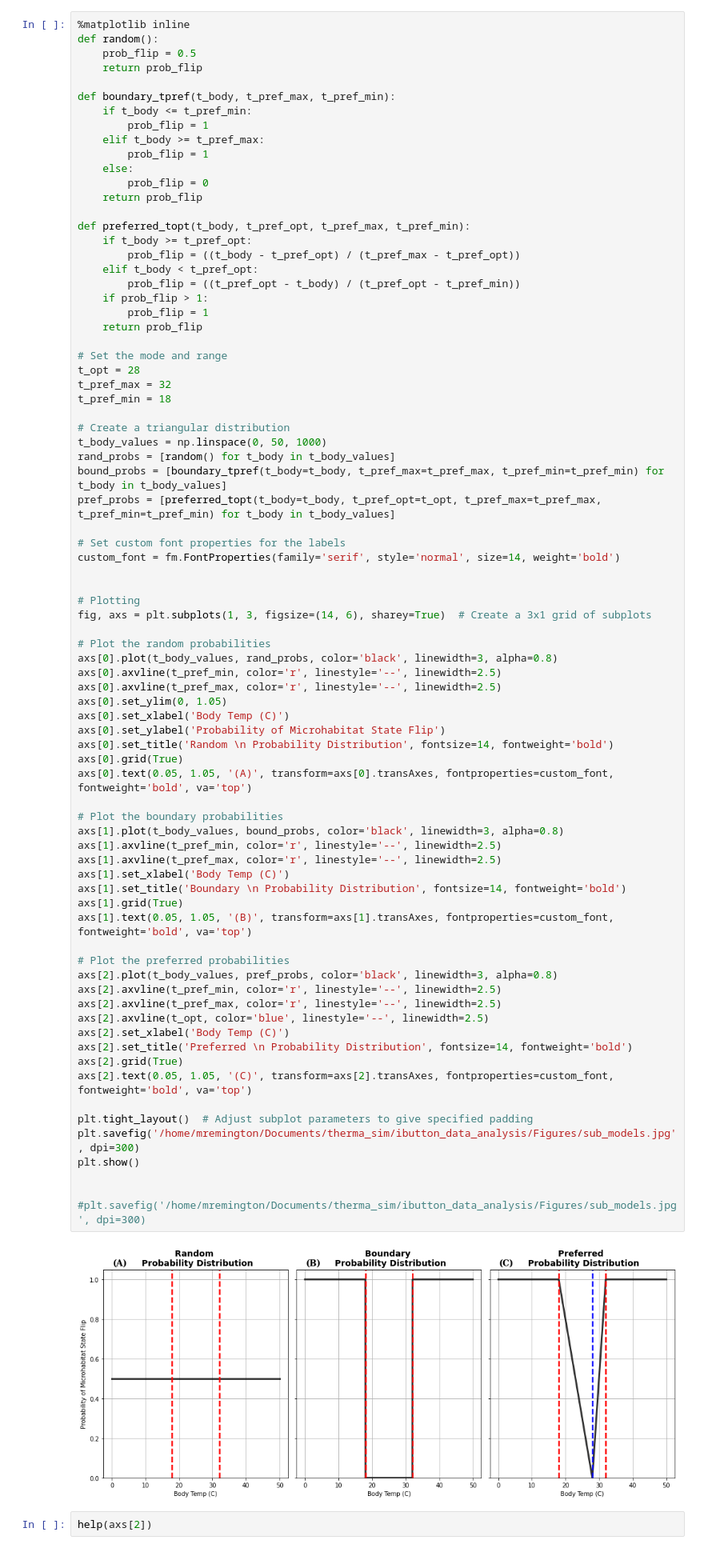
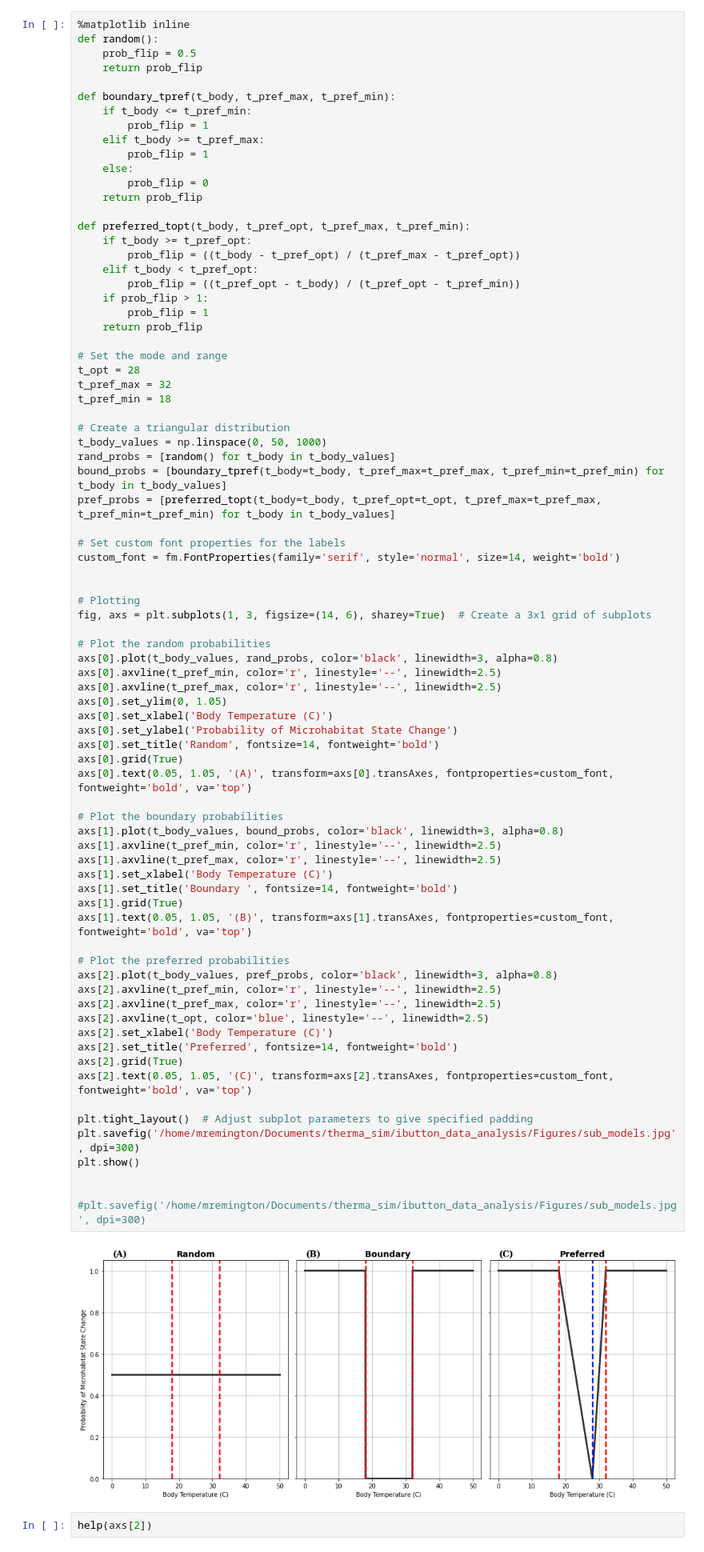
Before and after one commit to michaelremington2/ThermaNewt, a Jupyter notebook: example_scripts/Sub_Model_Vizualization.ipynb, the cells around one changed output. Shown at 80% size. Cells and saved outputs as stored; diff of their text form.

```diff
--- a/example_scripts/Sub_Model_Vizualization.ipynb
+++ b/example_scripts/Sub_Model_Vizualization.ipynb
@@ -47,41 +47,41 @@ fig, axs = plt.subplots(1, 3, figsize=(14, 6), sharey=True)  # Create a 3x1 grid
 # Plot the random probabilities
 axs[0].plot(t_body_values, rand_probs, color='black', linewidth=3, alpha=0.8)
 axs[0].axvline(t_pref_min, color='r', linestyle='--', linewidth=2.5)
 axs[0].axvline(t_pref_max, color='r', linestyle='--', linewidth=2.5)
 axs[0].set_ylim(0, 1.05)
-axs[0].set_xlabel('Body Temp (C)')
-axs[0].set_ylabel('Probability of Microhabitat State Flip')
-axs[0].set_title('Random \n Probability Distribution', fontsize=14, fontweight='bold')
+axs[0].set_xlabel('Body Temperature (C)')
+axs[0].set_ylabel('Probability of Microhabitat State Change')
+axs[0].set_title('Random', fontsize=14, fontweight='bold')
 axs[0].grid(True)
 axs[0].text(0.05, 1.05, '(A)', transform=axs[0].transAxes, fontproperties=custom_font, fontweight='bold', va='top')
 
 # Plot the boundary probabilities
 axs[1].plot(t_body_values, bound_probs, color='black', linewidth=3, alpha=0.8)
 axs[1].axvline(t_pref_min, color='r', linestyle='--', linewidth=2.5)
 axs[1].axvline(t_pref_max, color='r', linestyle='--', linewidth=2.5)
-axs[1].set_xlabel('Body Temp (C)')
-axs[1].set_title('Boundary \n Probability Distribution', fontsize=14, fontweight='bold')
+axs[1].set_xlabel('Body Temperature (C)')
+axs[1].set_title('Boundary ', fontsize=14, fontweight='bold')
 axs[1].grid(True)
 axs[1].text(0.05, 1.05, '(B)', transform=axs[1].transAxes, fontproperties=custom_font, fontweight='bold', va='top')
 
 # Plot the preferred probabilities
 axs[2].plot(t_body_values, pref_probs, color='black', linewidth=3, alpha=0.8)
 axs[2].axvline(t_pref_min, color='r', linestyle='--', linewidth=2.5)
 axs[2].axvline(t_pref_max, color='r', linestyle='--', linewidth=2.5)
 axs[2].axvline(t_opt, color='blue', linestyle='--', linewidth=2.5)
-axs[2].set_xlabel('Body Temp (C)')
-axs[2].set_title('Preferred \n Probability Distribution', fontsize=14, fontweight='bold')
+axs[2].set_xlabel('Body Temperature (C)')
+axs[2].set_title('Preferred', fontsize=14, fontweight='bold')
 axs[2].grid(True)
 axs[2].text(0.05, 1.05, '(C)', transform=axs[2].transAxes, fontproperties=custom_font, fontweight='bold', va='top')
 
 plt.tight_layout()  # Adjust subplot parameters to give specified padding
 plt.savefig('/home/mremington/Documents/therma_sim/ibutton_data_analysis/Figures/sub_models.jpg', dpi=300)
 plt.show()
 
 
 #plt.savefig('/home/mremington/Documents/therma_sim/ibutton_data_analysis/Figures/sub_models.jpg', dpi=300)
 # %% [output]
-[figure, old version]
+[figure, new version]
 # %%
 help(axs[2])
 # %% [output]
```
Also changed, not shown: 2 other files.
